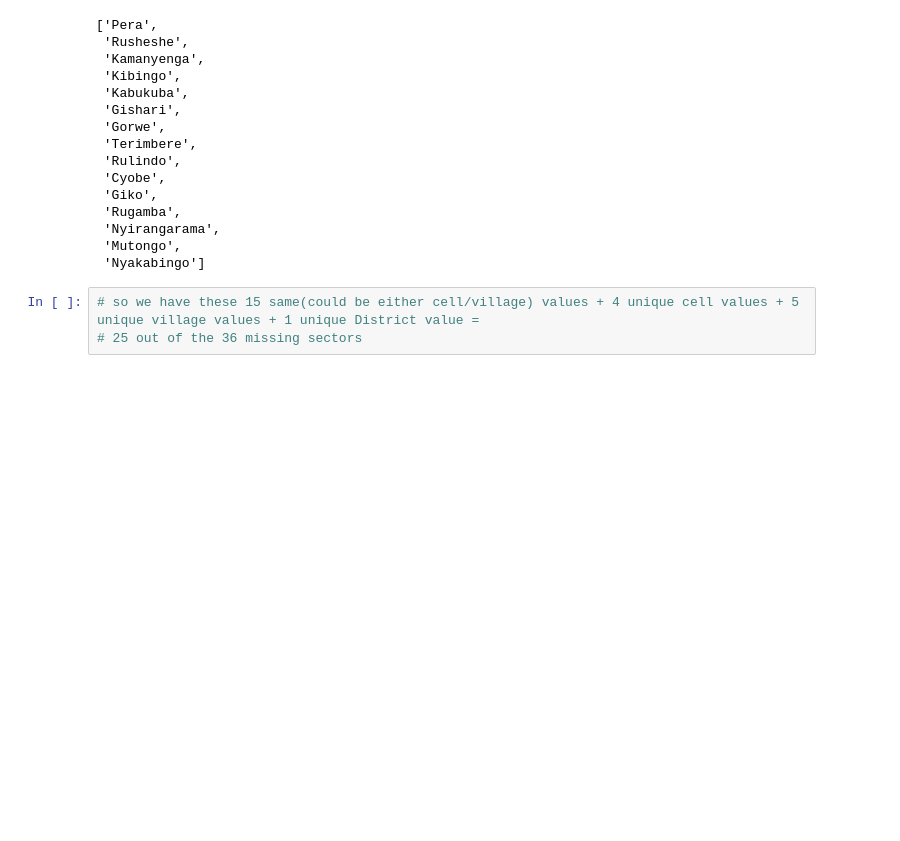
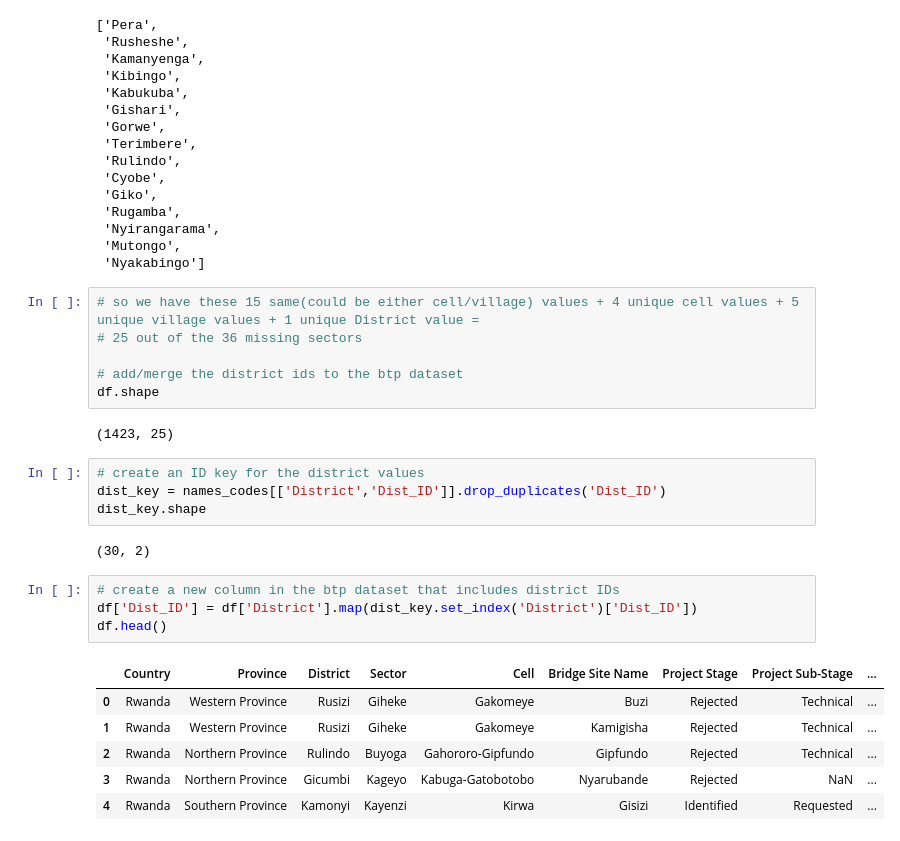
Before and after one commit to BloomTech-Labs/bridges-to-prosperity-ds-b, a Jupyter notebook: notebooks/Match_village_ids.ipynb, the cells around one changed output. Cells and saved outputs as stored; diff of their text form; blank space fills up the shorter version.

```diff
--- a/notebooks/Match_village_ids.ipynb
+++ b/notebooks/Match_village_ids.ipynb
@@ -306,3 +306,25 @@ same
 # %%
 # so we have these 15 same(could be either cell/village) values + 4 unique cell values + 5 unique village values + 1 unique District value =
 # 25 out of the 36 missing sectors
+
+# add/merge the district ids to the btp dataset
+df.shape
+# %% [output]
+(1423, 25)
+# %%
+# create an ID key for the district values
+dist_key = names_codes[['District','Dist_ID']].drop_duplicates('Dist_ID')
+dist_key.shape
+# %% [output]
+(30, 2)
+# %%
+# create a new column in the btp dataset that includes district IDs
+df['Dist_ID'] = df['District'].map(dist_key.set_index('District')['Dist_ID'])
+df.head()
+# %% [output]
+|  | Country | Province | District | Sector | Cell | Bridge Site Name | Project Stage | Project Sub-Stage | ... |
+| 0 | Rwanda | Western Province | Rusizi | Giheke | Gakomeye | Buzi | Rejected | Technical | ... |
+| 1 | Rwanda | Western Province | Rusizi | Giheke | Gakomeye | Kamigisha | Rejected | Technical | ... |
+| 2 | Rwanda | Northern Province | Rulindo | Buyoga | Gahororo-Gipfundo | Gipfundo | Rejected | Technical | ... |
+| 3 | Rwanda | Northern Province | Gicumbi | Kageyo | Kabuga-Gatobotobo | Nyarubande | Rejected | NaN | ... |
+| 4 | Rwanda | Southern Province | Kamonyi | Kayenzi | Kirwa | Gisizi | Identified | Requested | ... |
```
Also changed, not shown: parts of 9 cells of this notebook.
